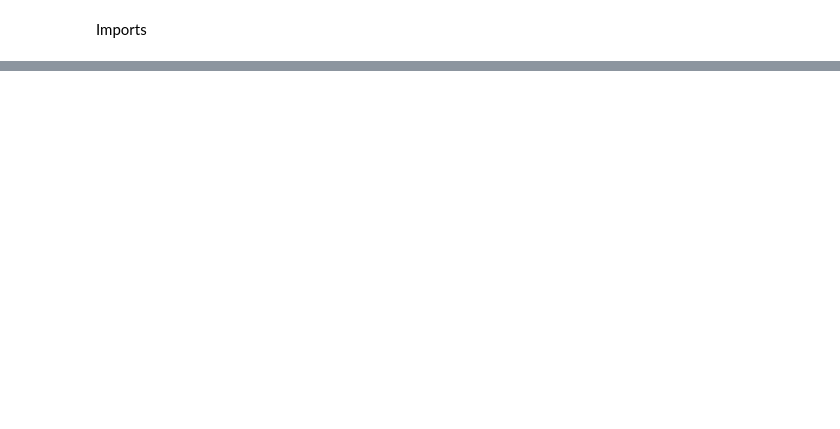
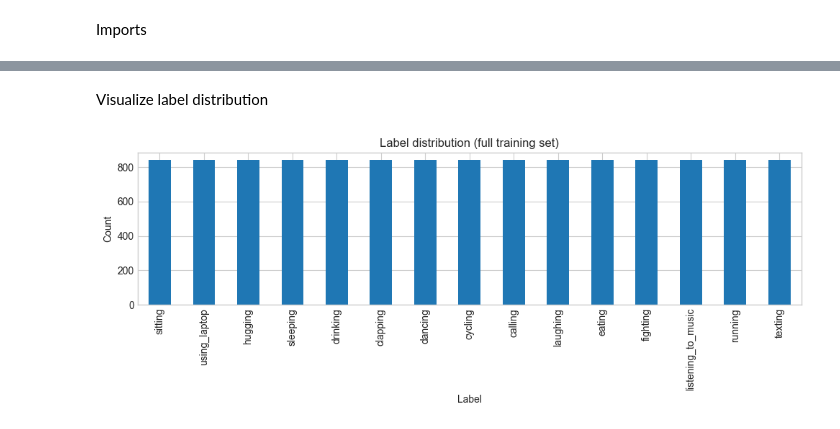
Before and after one commit to beibitzh/Human-Prediction-System, a Jupyter notebook: model.ipynb, the cells around one changed output, grey strips where cells are left out. Drawn from its saved outputs; the diff is of its cells as text; code cells hidden in the pictures; blank space fills up the shorter version.

Commit message:
cleaned model.ipynb

```diff
--- a/model.ipynb
+++ b/model.ipynb
@@ -1,6 +1,11 @@
 # %% [markdown]
 Imports
 # %%
+from pathlib import Path
 import pandas as pd
 import matplotlib.pyplot as plt
 import numpy as np
+from sklearn.model_selection import train_test_split
+from sklearn.preprocessing import LabelEncoder
+
+plt.style.use("seaborn-v0_8-whitegrid")
@@ -33,0 +93,28 @@ Testing set size: 5400
+# %%
+# Encode labels and create stratified train/validation splits
+label_encoder = LabelEncoder()
+train_df["label_idx"] = label_encoder.fit_transform(train_df["label"])
+
+train_split, val_split = train_test_split(
+    train_df,
+    test_size=0.2,
+    random_state=42,
+    stratify=train_df["label"],
+)
+
+print(f"Train split: {len(train_split)} rows")
+print(f"Validation split: {len(val_split)} rows")
+print(f"Test rows (no labels provided): {len(test_df)}")
+
+# Show that stratification maintained the distribution
+train_split_counts = train_split["label"].value_counts().sort_values(ascending=False)
+val_split_counts = val_split["label"].value_counts().sort_values(ascending=False)
+print("\nTrain split label distribution:")
+print(train_split_counts)
+print("\nValidation split label distribution:")
+print(val_split_counts)
+
+# Optional: compute simple class weights for handling imbalance later
+class_weights = (len(train_split) / (len(train_split_counts) * train_split_counts)).to_dict()
+print("\nSuggested class weights:")
+print(class_weights)
@@ -33,0 +139,12 @@ Testing set size: 5400
+# %% [markdown]
+Visualize label distribution
+# %%
+label_counts_full = train_df["label"].value_counts().sort_values(ascending=False)
+label_counts_full.plot(kind="bar", figsize=(10, 4))
+plt.title("Label distribution (full training set)")
+plt.xlabel("Label")
+plt.ylabel("Count")
+plt.tight_layout()
+plt.show()
+# %% [output]
+[figure, added]
```
Also changed, not shown: parts of 10 cells of this notebook.
